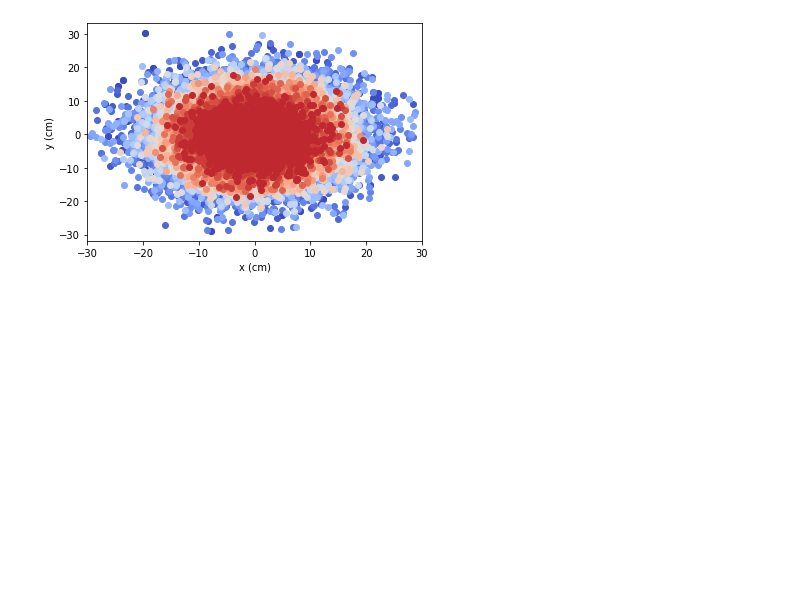
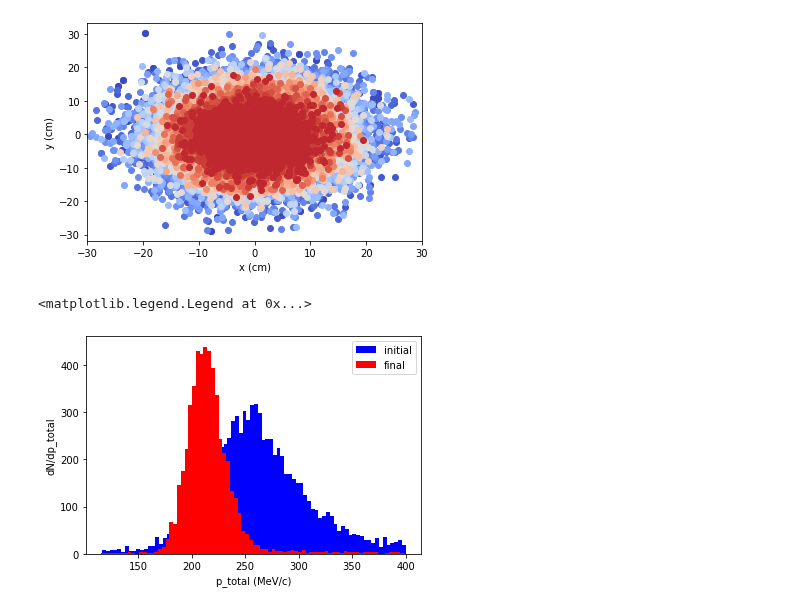
Before and after one commit to criggall/muon-cooling, a Jupyter notebook: plotter.ipynb, the cells around one changed output. Saved outputs shown, nothing was run; the diff lists cells and outputs as text; code cells hidden in the pictures; blank space fills up the shorter version.

```diff
--- a/plotter.ipynb
+++ b/plotter.ipynb
@@ -189,0 +231,14 @@ animation.save(fig_dir+'scatter_animation.gif', writer='pillow')
+# %%
+##### WITH LIMITED RANGE OF P VALUES #####
+
+# Plot total p distribution:
+ptotali = ptotal_vals[0]
+ptotalf = ptotal_vals[len(ptotal_vals)-1]
+plt.hist(ptotali,color='blue',label='initial',bins=80) # bins of 5
+plt.hist(ptotalf,color='red',label='final',bins=80)
+plt.xlabel('p_total (MeV/c)')
+plt.ylabel('dN/dp_total')
+plt.legend()
+# %% [output]
+<matplotlib.legend.Legend at 0x...>
+[figure, added]
```
Also changed, not shown: parts of 4 cells of this notebook, 20 other files.
